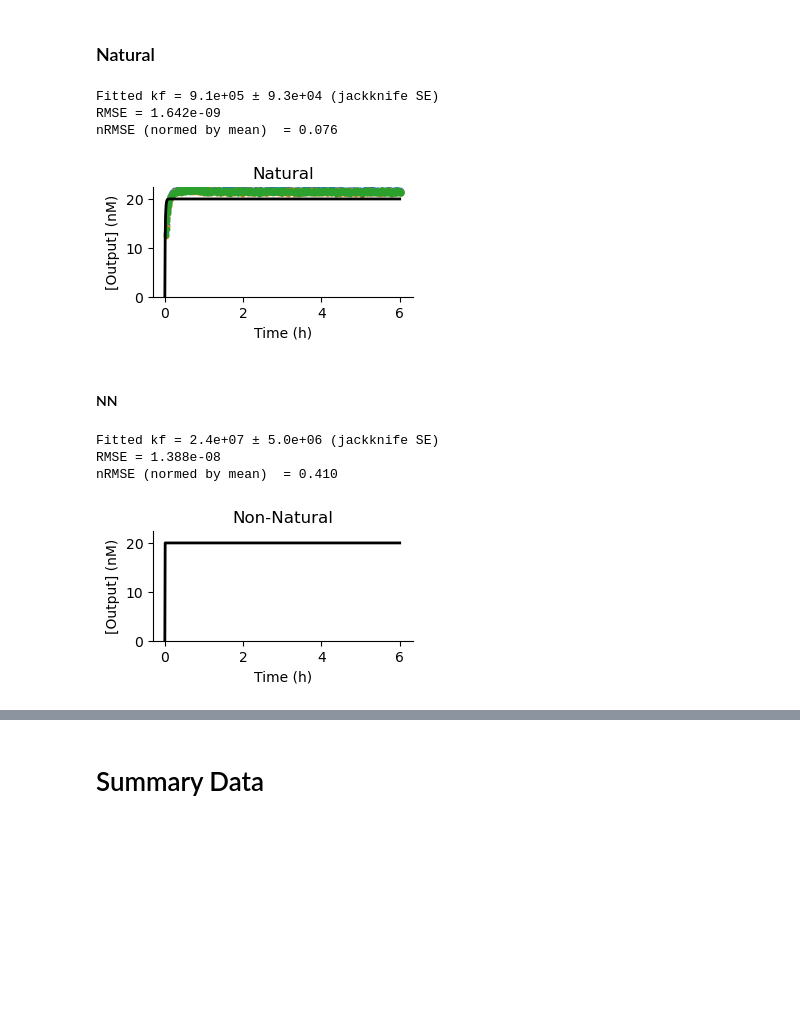
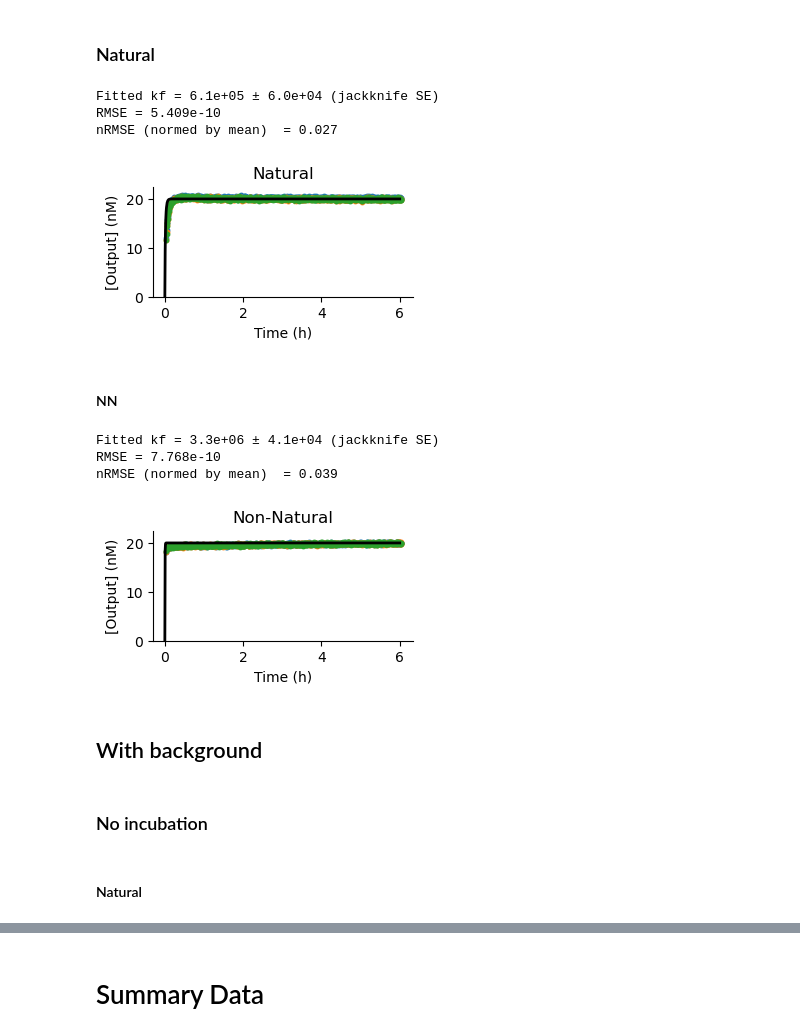
Before and after one commit to thachuk-lab/NN-DSD-Results-Analysis, a Jupyter notebook: OneStepModeling.ipynb, the cells around one changed output, grey strips where cells are left out. Saved outputs shown, nothing was run; the diff lists cells and outputs as text; code cells hidden in the pictures; blank space fills up the shorter version.

```diff
--- a/OneStepModeling.ipynb
+++ b/OneStepModeling.ipynb
@@ -1019,7 +1019,7 @@ for i,a in enumerate(ax):
     res = []
     for j,curve in enumerate(to_fit[i]):
         c = [1e9*e for e in curve]
-        res += [fit_one_step(x_list, [curve], initial_k, fixed_params_list)[0]]
+        res += [fit_model(model_one_step, x_list, [curve], initial_k, fixed_params_list)[0]]
 
 
         a.scatter(x_th,c, color=color_scheme[j], s = 10)
@@ -1164,7 +1164,7 @@ for i,a in enumerate(ax):
     res = []
     for j,curve in enumerate(to_fit[i]):
         c = [1e9*e for e in curve]
-        res += [fit_one_step(x_list, [curve], initial_k, fixed_params_list)[0]]
+        res += [fit_model(model_one_step, x_list, [curve], initial_k, fixed_params_list)[0]]
 
 
         a.scatter(x_th,c, color=color_scheme[j], s = 10)
@@ -1551,2 +1552,20 @@ for (bg, diff, se_pooled, Z, p_raw), p_corr in zip(pooled_bg_results, p_adj_bg):
 # %% [markdown]
 # UW N50_25uM data
+# %%
+t1 = t_UW_backgr
+data1 = UW_backgr
+conditions1 = conditions_UW_backgr
+
+t2 = t_UW_no
+data2 = UW_no
+conditions2 = conditions_UW_no
+levels1 = list(conditions1.keys())
+levels2 = list(conditions2.keys())
+
+dfArray = []
+for i, level in enumerate(levels1):
+    dfArray.append(get_endpoint(level, t1, data1, conditions1))
+for i, level in enumerate(levels2):
+    dfArray.append(get_endpoint(level, t2, data2, conditions2))
+merged_df = pd.concat(dfArray, ignore_index=True)
+merged_df
@@ -1553,7 +1584,6 @@ for (bg, diff, se_pooled, Z, p_raw), p_corr in zip(pooled_bg_results, p_adj_bg):
 # %%
-#using baseline measured from untrigged reporter on 2025-06-18
-fit_nat = [789.333333, (6299.700000 - 789.333333)/20]
-fit_nn =  [278.600000	, (4571.900000	- 278.600000	)/20]
+fit_nat = [789.333333, (6701.566667 - 789.333333)/20]
+fit_nn =  [278.600000, (7651.433333	- 278.600000)/20]
 # %% [markdown]
 ## Controls
 # %% [markdown]
@@ -1572,7 +1602,6 @@ curves = []
 stdDev = []
 
 for i, level in enumerate(levels):
-    if i in [0]:
       curves += [[get_triplicates_jackknife(start, offset, level, x, data, conditions, fit)[0],[1e-9*np.array(c) for c in get_triplicates_jackknife(start, offset, level, x, data, conditions, fit)[1]]]]
       stdDev += [get_triplicates_jackknife(start, offset, level, x, data, conditions, fit)[2]]
 
@@ -1607,7 +1636,7 @@ fixed_params_list = [
 ]
 
 # Initial guess for fitted k
-initial_k = 2e5
+initial_k = 2e1
 
 # List of time series for fitting
 x_list  = [x_trunc]
@@ -1615,7 +1644,7 @@ x_list  = [x_trunc]
 # Perform jackknife fitting
 res = []
 for curve in to_fit[0]:
-  res += [fit_one_step(x_list, [curve], initial_k, fixed_params_list)[0]]
+  res += [fit_model(model_one_step, x_list, [curve], initial_k, fixed_params_list)[0]]
 
 kf_mean = np.mean(res)
 n = len(res)
@@ -1638,55 +1667,53 @@ size = 5
 line = 2
 for i,rep in enumerate(to_fit[0]):
   ax.scatter(x_th,[1e9*i for i in rep], color=color_scheme[i], s = 10)
   ax.fill_between(x_th,(np.array([1e9*i for i in rep])-np.array(stdDev[0][i])),np.array([1e9*i for i in rep]), color=color_scheme[i], alpha= alph)
   ax.fill_between(x_th,[1e9*i for i in rep],  (np.array([1e9*i for i in rep])+np.array(stdDev[0][i])), color=color_scheme[i], alpha= alph)
 ax.plot(x_h,[i*1e9 for i in model_one_step(fitted_kf, x, fixed_params_list[0])], 'black',linewidth=line)
 
 # Calculating mean normalized RMSE for the condition
 nrep = len(to_fit[0])
 t_i = [x_trunc] * nrep
 fixed_i = [fixed_params_list[0]] * nrep   # replicate the dict for each curve
 r = residuals(kf_mean, model_one_step, t_i, to_fit[0], fixed_i)
 RMSE = np.sqrt(np.mean(r**2))
 y_all = np.concatenate(to_fit[0])
 nRMSE_mean  = RMSE / y_all.mean()
 print(f"RMSE = {RMSE:.3e}")
 print(f"nRMSE (normed by mean)  = {nRMSE_mean:.3f}")
 
 
 
 ax.set_ylim(0,22.5)
 ax.set_xlabel('Time (h)')
 ax.set_title("Natural")
 ax.spines['right'].set_visible(False)
 ax.spines['top'].set_visible(False)
 ax.set_ylabel('[Output] (nM)')
 
 plt.savefig("Figures/UW_onestep_control_nat.svg", dpi=400)
 plt.show()
 # %% [output]
-Fitted kf = 9.1e+05 ± 9.3e+04 (jackknife SE)
-RMSE = 1.642e-09
-nRMSE (normed by mean)  = 0.076
+Fitted kf = 6.1e+05 ± 6.0e+04 (jackknife SE)
+RMSE = 5.409e-10
+nRMSE (normed by mean)  = 0.027
-[figure, old version]
+[figure, new version]
 # %% [markdown]
 #### NN
 # %%
-t = t_UW_no
+number_of_points = min([i for i, t in enumerate(t_UW_no) if t >= 3600*6]) + 1
 data = UW_no[0:number_of_points]
 conditions = conditions_UW_no
-levels = list(conditions.keys())
+levels = [list(conditions.keys())[3]]
+offset = offset_UW_no
 fit = fit_nn
 start = time_to_seconds("0:00:00")
 x = np.array(t_UW_no[0:number_of_points])
-offset = offset_UW_no
-format_dict = {'point_size': 10, 'point_opacity': 1, 'fill_opacity': 0.8}
 
 curves = []
 stdDev = []
 
 for i, level in enumerate(levels):
-    if i in [3]:
       curves += [[get_triplicates_jackknife(start, offset, level, x, data, conditions, fit)[0],[1e-9*np.array(c) for c in get_triplicates_jackknife(start, offset, level, x, data, conditions, fit)[1]]]]
       stdDev += [get_triplicates_jackknife(start, offset, level, x, data, conditions, fit)[2]]
 
@@ -1699,6 +1726,7 @@ x_trunc = curves[0][0]
 # Convert time from seconds to hours for plotting
 x_th = [x/3600 for x in x_trunc]
 x_h = [x/3600 for x in x]
+
 
 
 
@@ -1728,7 +1756,7 @@ x_list  = [x_trunc]
 # Perform jackknife fitting
 res = []
 for curve in to_fit[0]:
-  res += [fit_one_step(x_list, [curve], initial_k, fixed_params_list)[0]]
+  res += [fit_model(model_one_step, x_list, [curve], initial_k, fixed_params_list)[0]]
 
 kf_mean = np.mean(res)
 n = len(res)
@@ -1739,7 +1767,7 @@ fitted_kf = kf_mean
 param_sd_kf = kf_se
 
 
-UW_k_control_nn = [[fitted_kf,param_sd_kf]]
+UW_k_control_nat = [[fitted_kf,param_sd_kf]]
 
 # Plotting results
 fig, ax = plt.subplots(1,1, figsize = (3.25,2))
@@ -1778,9 +1806,15 @@ ax.set_ylabel('[Output] (nM)')
 plt.savefig("Figures/UW_onestep_control_nn.svg", dpi=400)
 plt.show()
 # %% [output]
-Fitted kf = 2.4e+07 ± 5.0e+06 (jackknife SE)
-RMSE = 1.388e-08
-nRMSE (normed by mean)  = 0.410
+Fitted kf = 3.3e+06 ± 4.1e+04 (jackknife SE)
+RMSE = 7.768e-10
+nRMSE (normed by mean)  = 0.039
-[figure, old version]
+[figure, new version]
+# %% [markdown]
+## With background
+# %% [markdown]
+### No incubation
+# %% [markdown]
+#### Natural
 # %%
 labels = ['N50_25uM']
```
Also changed, not shown: parts of 52 cells of this notebook, 6 other files.
